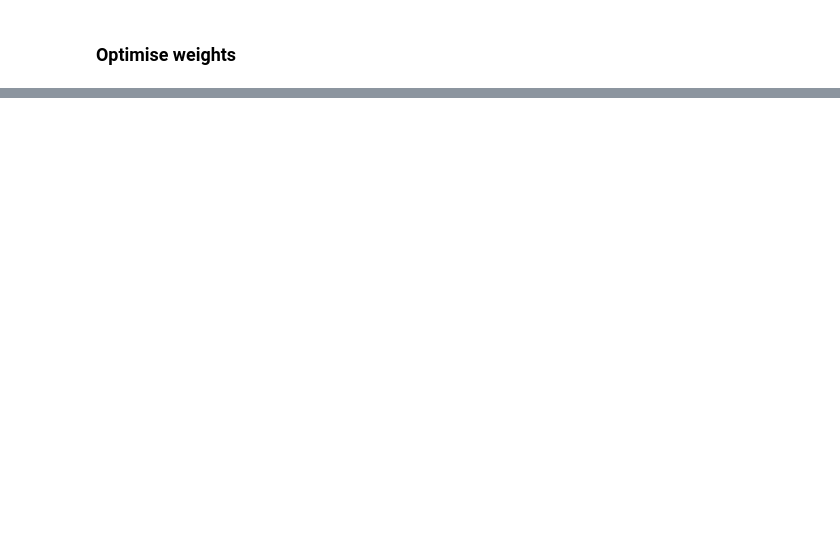
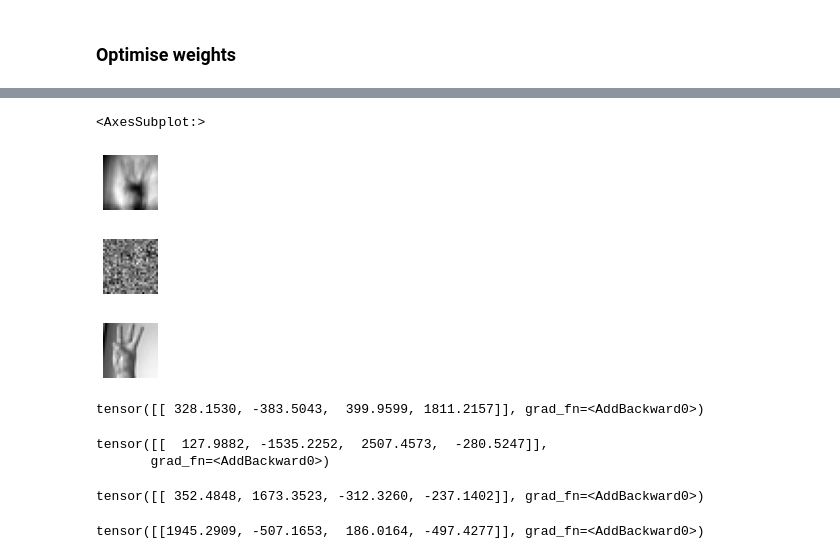
Before and after one commit to vinaykudari/my-jouney-into-machine-learning, a Jupyter notebook: _notebooks/2020-09-30-American-sign-language-classifier-from-scratch.ipynb, the cells around one changed output, grey strips where cells are left out. Cells and saved outputs as stored; diff of their text form; code cells hidden in the pictures; blank space fills up the shorter version.

```diff
--- a/_notebooks/2020-09-30-American-sign-language-classifier-from-scratch.ipynb
+++ b/_notebooks/2020-09-30-American-sign-language-classifier-from-scratch.ipynb
@@ -191,0 +275,41 @@ tensor([[nan, nan, nan, nan],
+# %%
+show_image(
+    torch.reshape(
+        tensor(df[df.label == classes[3]].values).float().mean(0)[1:],
+        (28, 28)
+    ),
+    cmap='gray'
+)
+show_image(
+    torch.reshape(weights[:, 3], (28, 28)),
+    cmap='gray'
+)
+show_image(
+    torch.reshape(
+        tensor(df[df.label == classes[3]].values[0][1:]),
+        (28, 28)
+    ),
+    cmap='gray'
+)
+# %% [output]
+<AxesSubplot:>
+[figure, added]
+[figure, added]
+[figure, added]
+# %%
+get_predictions(tensor(df[df.label == classes[3]].values).float().mean(0)[1:], weights, bias)
+# %% [output]
+tensor([[ 328.1530, -383.5043,  399.9599, 1811.2157]], grad_fn=<AddBackward0>)
+# %%
+get_predictions(tensor(df[df.label == classes[2]].values).float().mean(0)[1:], weights, bias)
+# %% [output]
+tensor([[  127.9882, -1535.2252,  2507.4573,  -280.5247]],
+       grad_fn=<AddBackward0>)
+# %%
+get_predictions(tensor(df[df.label == classes[1]].values).float().mean(0)[1:], weights, bias)
+# %% [output]
+tensor([[ 352.4848, 1673.3523, -312.3260, -237.1402]], grad_fn=<AddBackward0>)
+# %%
+get_predictions(tensor(df[df.label == classes[0]].values).float().mean(0)[1:], weights, bias)
+# %% [output]
+tensor([[1945.2909, -507.1653,  186.0164, -497.4277]], grad_fn=<AddBackward0>)
```
Also changed, not shown: parts of 24 cells of this notebook.
